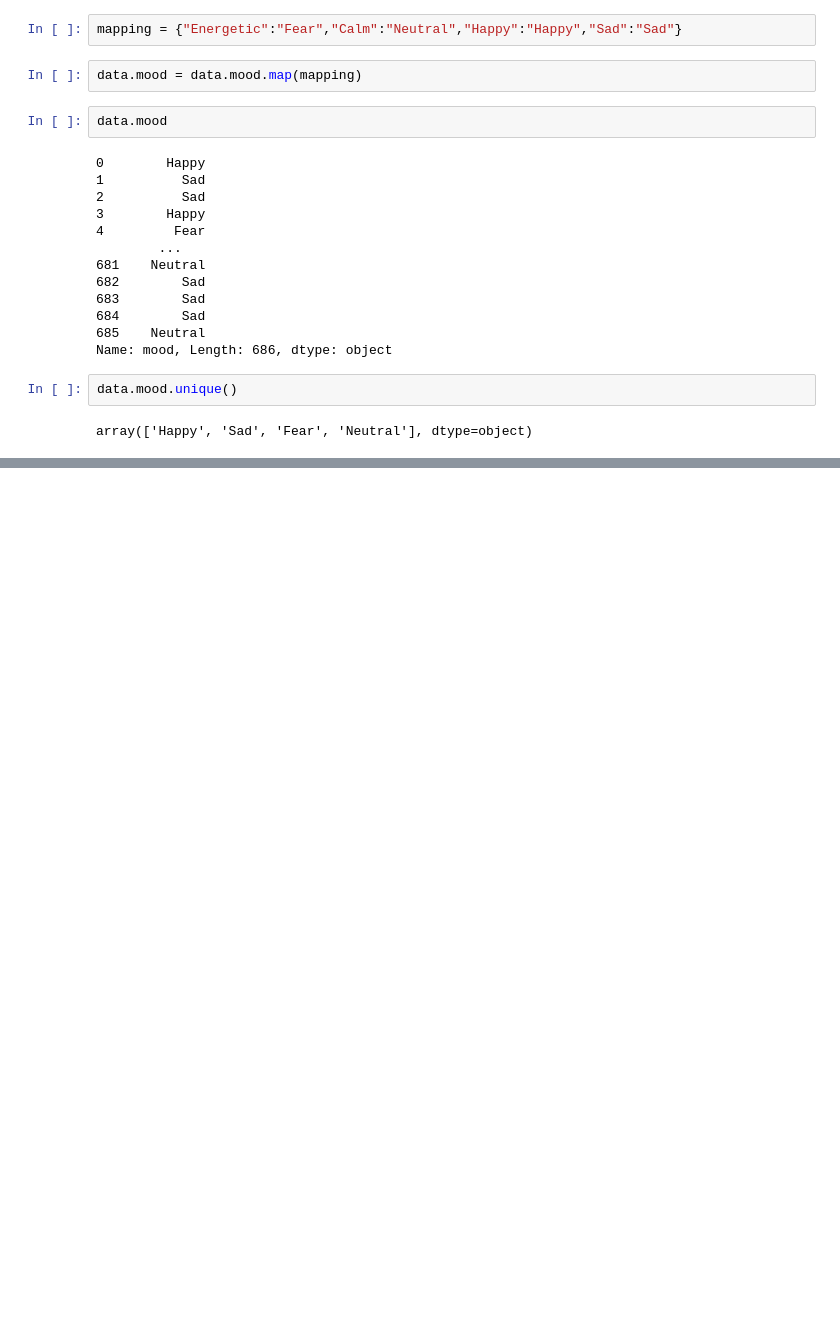
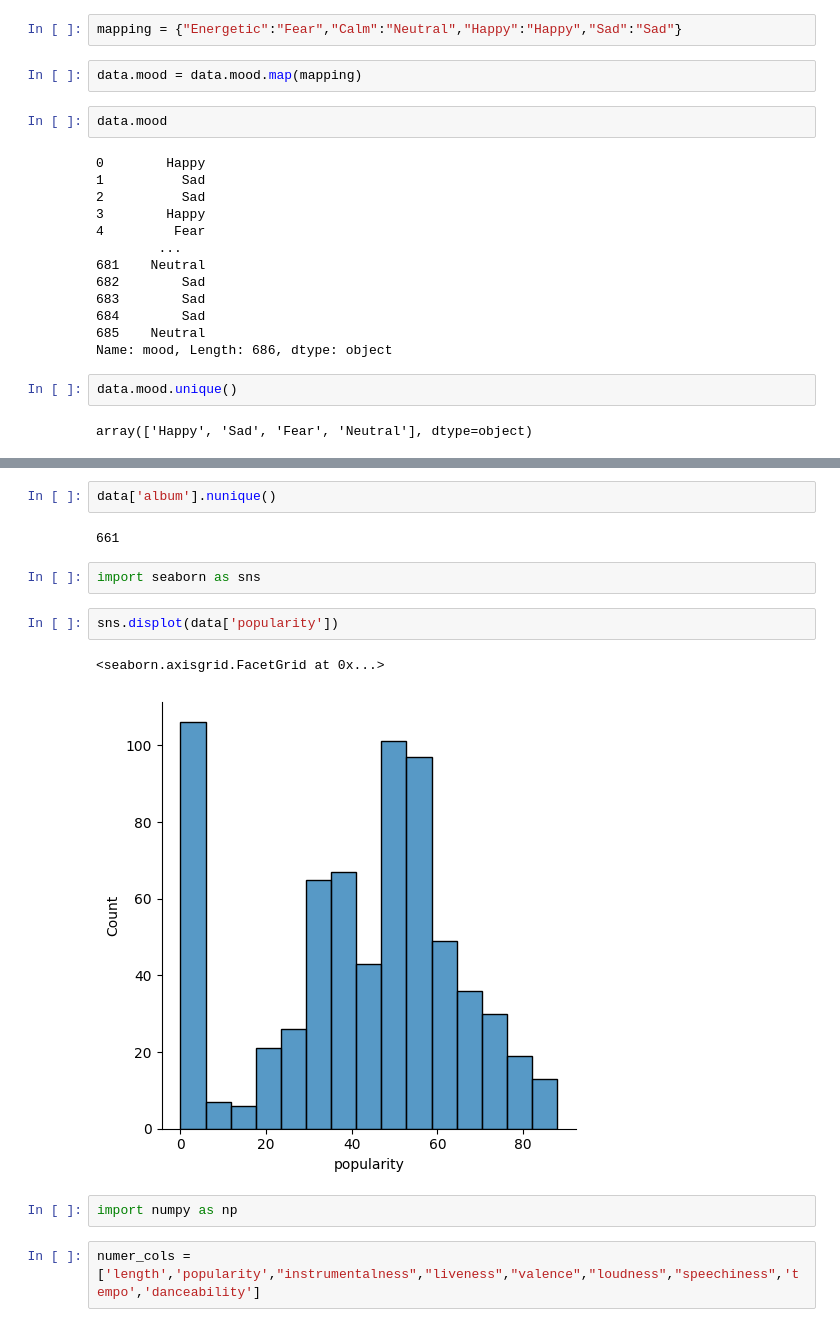
Before and after one commit to lucifertrj/Moody.ai, a Jupyter notebook: notebooks/song_recommendator.ipynb, the cells around one changed output, grey strips where cells are left out. Drawn from its saved outputs; the diff is of its cells as text; blank space fills up the shorter version.

```diff
--- a/notebooks/song_recommendator.ipynb
+++ b/notebooks/song_recommendator.ipynb
@@ -50,0 +63,15 @@ array(['Happy', 'Sad', 'Fear', 'Neutral'], dtype=object)
+# %%
+data['album'].nunique()
+# %% [output]
+661
+# %%
+import seaborn as sns
+# %%
+sns.displot(data['popularity'])
+# %% [output]
+<seaborn.axisgrid.FacetGrid at 0x...>
+[figure, added]
+# %%
+import numpy as np
+# %%
+numer_cols = ['length','popularity',"instrumentalness","liveness","valence","loudness","speechiness",'tempo','danceability']
```
Also changed, not shown: parts of 12 cells of this notebook.
